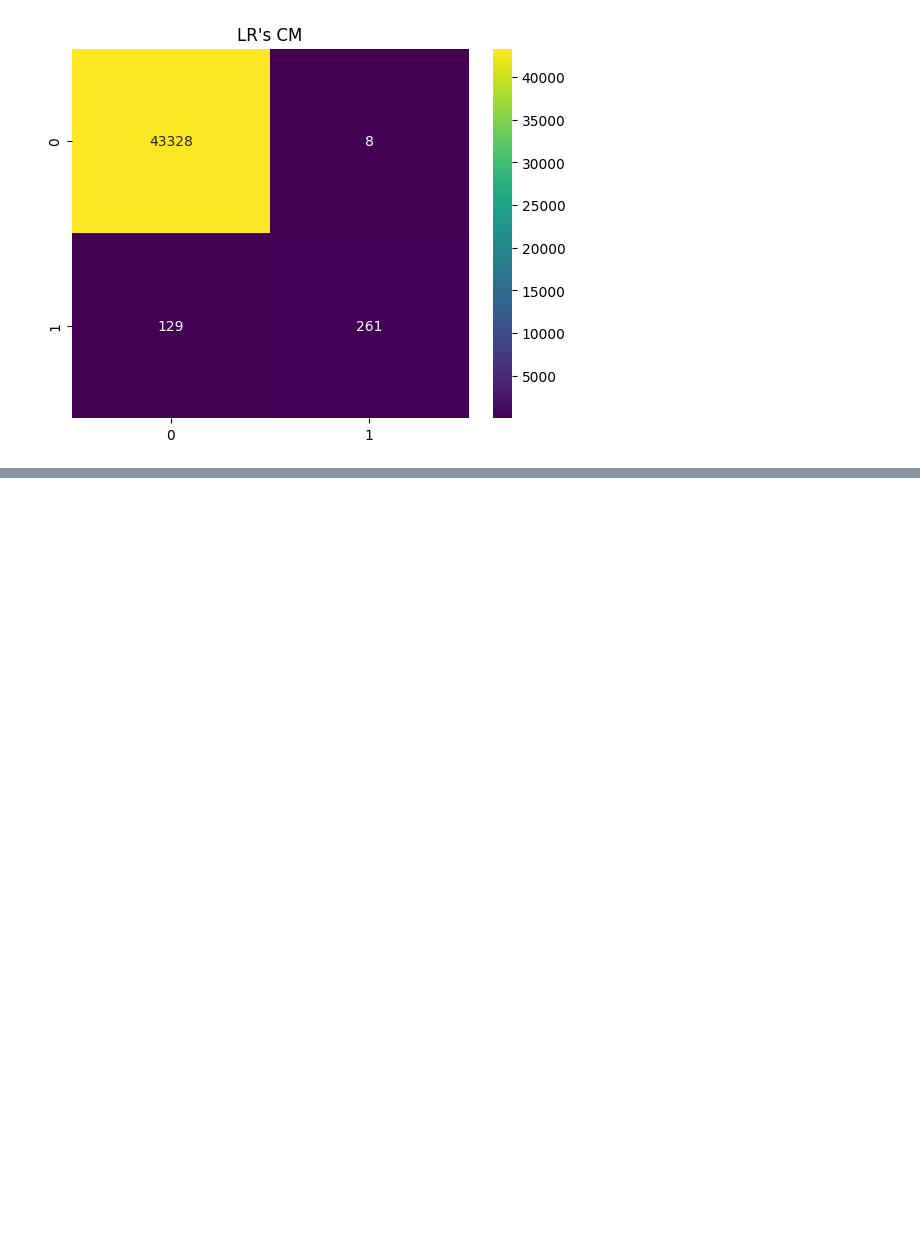
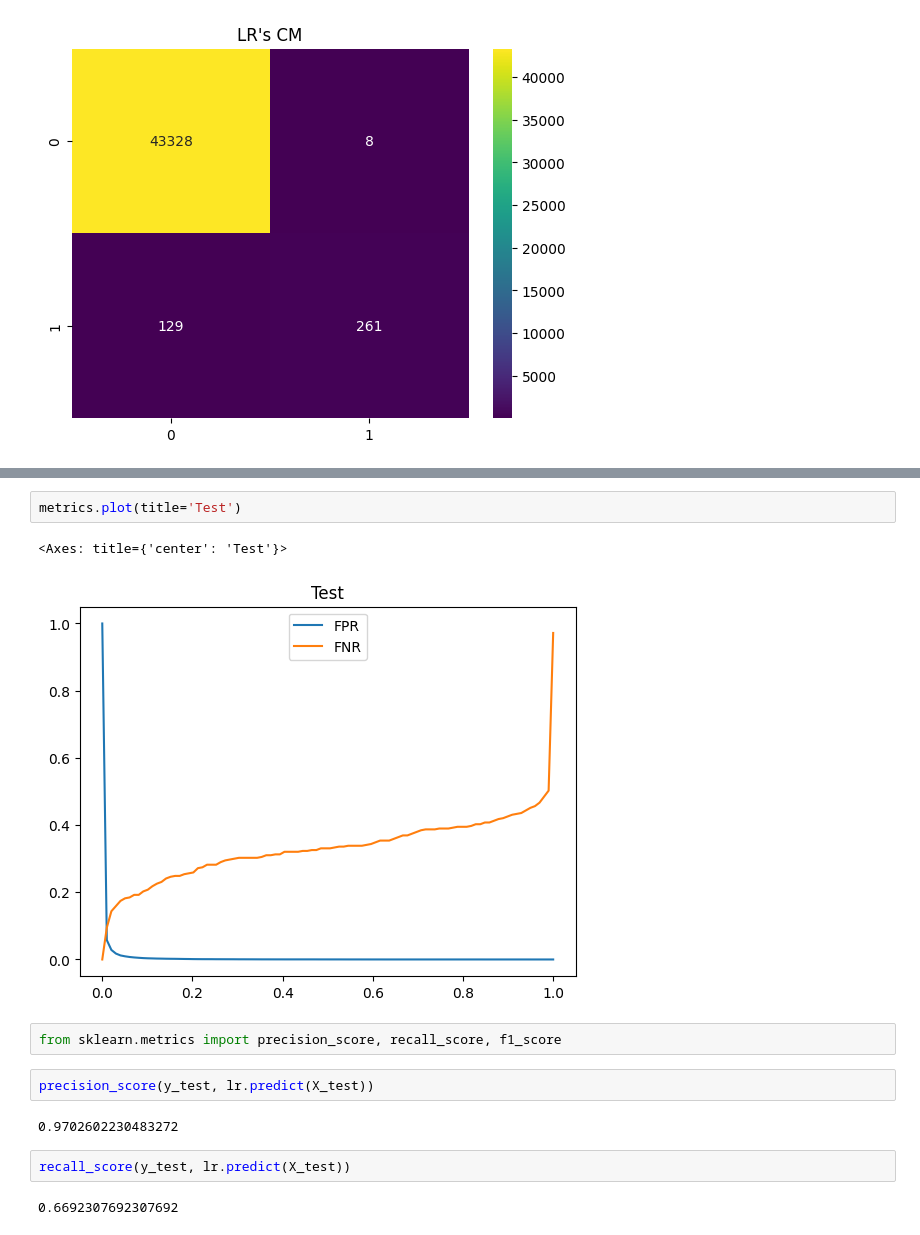
Before and after one commit to MaximillianJacob/Udemy, a Jupyter notebook: machine_learning_imbalanced_data/Section-03-Metrics/3.1_Confusion_Matrix_FPR_FNR.ipynb, the cells around one changed output, grey strips where cells are left out. Saved outputs shown, nothing was run; the diff lists cells and outputs as text; blank space fills up the shorter version.

```diff
--- a/machine_learning_imbalanced_data/Section-03-Metrics/3.1_Confusion_Matrix_FPR_FNR.ipynb
+++ b/machine_learning_imbalanced_data/Section-03-Metrics/3.1_Confusion_Matrix_FPR_FNR.ipynb
@@ -274,0 +552,15 @@ Text(0.5, 1.0, "LR's CM")
+# %%
+metrics.plot(title='Test')
+# %% [output]
+<Axes: title={'center': 'Test'}>
+[figure, added]
+# %%
+from sklearn.metrics import precision_score, recall_score, f1_score
+# %%
+precision_score(y_test, lr.predict(X_test))
+# %% [output]
+0.9702602230483272
+# %%
+recall_score(y_test, lr.predict(X_test))
+# %% [output]
+0.6692307692307692
```
Also changed, not shown: parts of 46 cells of this notebook.
